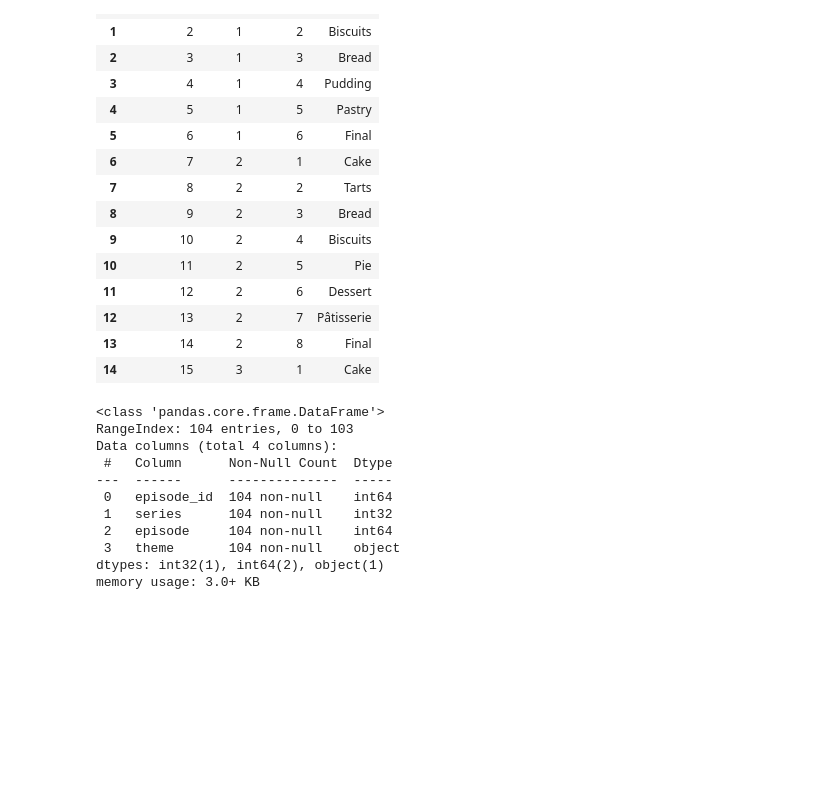
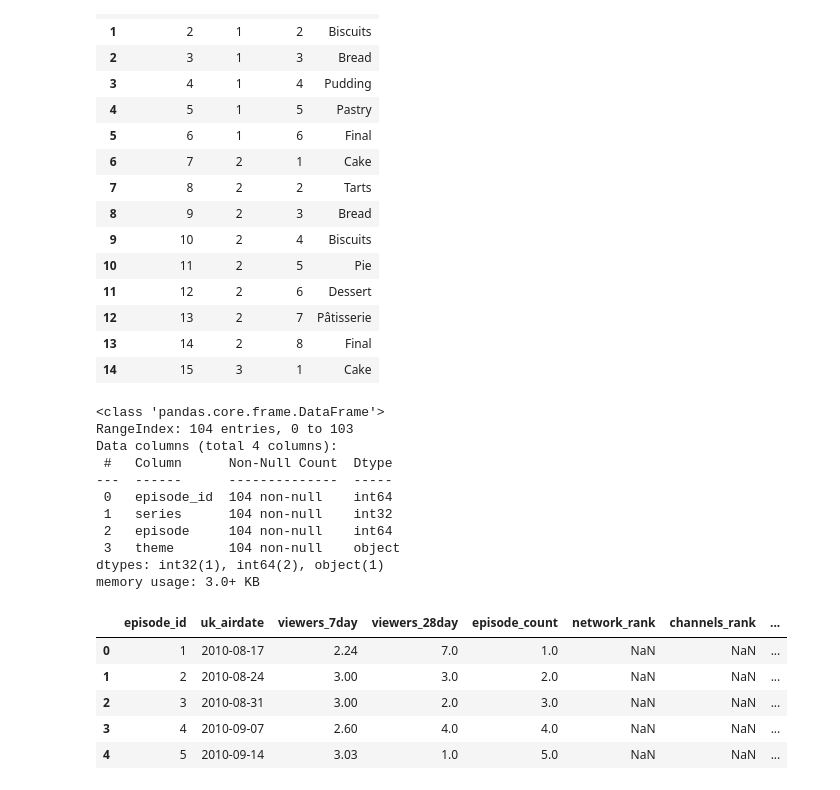
Before and after one commit to benjyms/the_great_bakeoff, a Jupyter notebook: explore.ipynb, the cells around one changed output. Cells and saved outputs as stored; diff of their text form; code cells hidden in the pictures; blank space fills up the shorter version.

Commit message:
commiting rating table

```diff
--- a/explore.ipynb
+++ b/explore.ipynb
@@ -342,3 +342,15 @@ Data columns (total 4 columns):
  3   theme       104 non-null    object
 dtypes: int32(1), int64(2), object(1)
 memory usage: 3.0+ KB
+# %%
+#rating table creation (merge ep)
+rating_tbl = pd.merge(episode_tbl, ratings_df, on=["series", "episode"], how="outer")
+rating_tbl.drop(['series', 'episode', 'theme'], axis=1, inplace=True)
+rating_tbl.head()
+# %% [output]
+|  | episode_id | uk_airdate | viewers_7day | viewers_28day | episode_count | network_rank | channels_rank | ... |
+| 0 | 1 | 2010-08-17 | 2.24 | 7.0 | 1.0 | NaN | NaN | ... |
+| 1 | 2 | 2010-08-24 | 3.00 | 3.0 | 2.0 | NaN | NaN | ... |
+| 2 | 3 | 2010-08-31 | 3.00 | 2.0 | 3.0 | NaN | NaN | ... |
+| 3 | 4 | 2010-09-07 | 2.60 | 4.0 | 4.0 | NaN | NaN | ... |
+| 4 | 5 | 2010-09-14 | 3.03 | 1.0 | 5.0 | NaN | NaN | ... |
```
